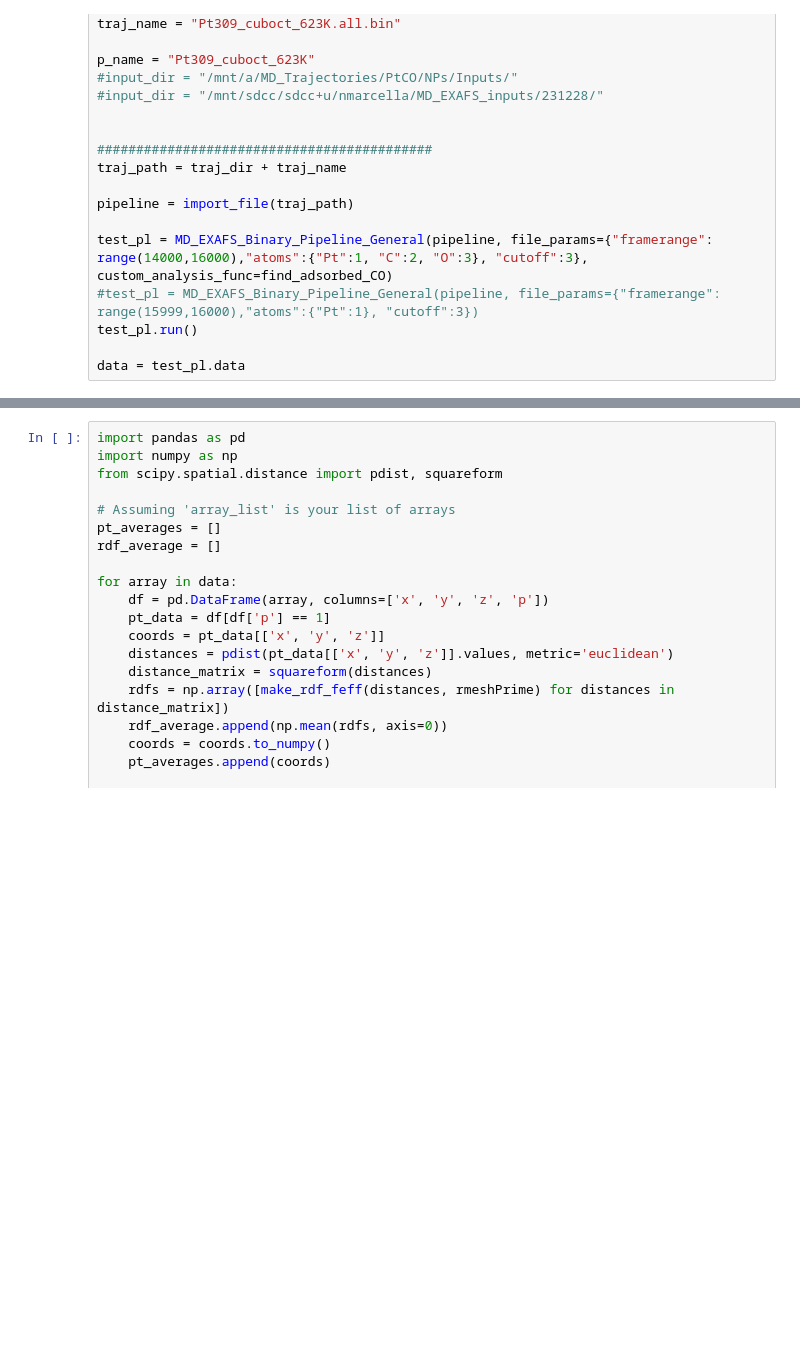
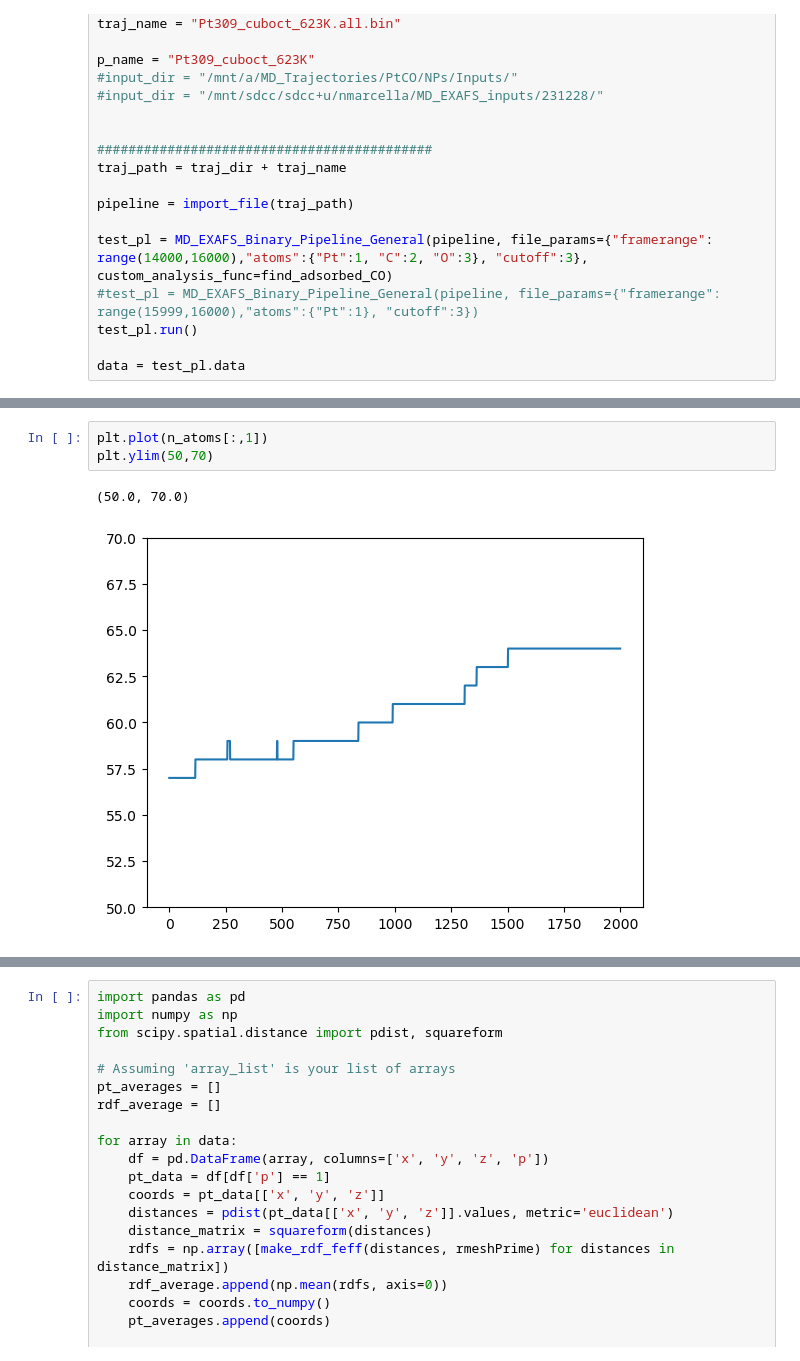
Before and after one commit to nmarcella/clusterOVITO, a Jupyter notebook: code/structural_analysis.ipynb, the cells around one changed output, grey strips where cells are left out. Cells and saved outputs as stored; diff of their text form; blank space fills up the shorter version.

```diff
--- a/code/structural_analysis.ipynb
+++ b/code/structural_analysis.ipynb
@@ -285,0 +345,6 @@ print(n_co)
+# %%
+plt.plot(n_atoms[:,1])
+plt.ylim(50,70)
+# %% [output]
+(50.0, 70.0)
+[figure, added]
```
Also changed, not shown: parts of 8 cells of this notebook, 2 other files.
